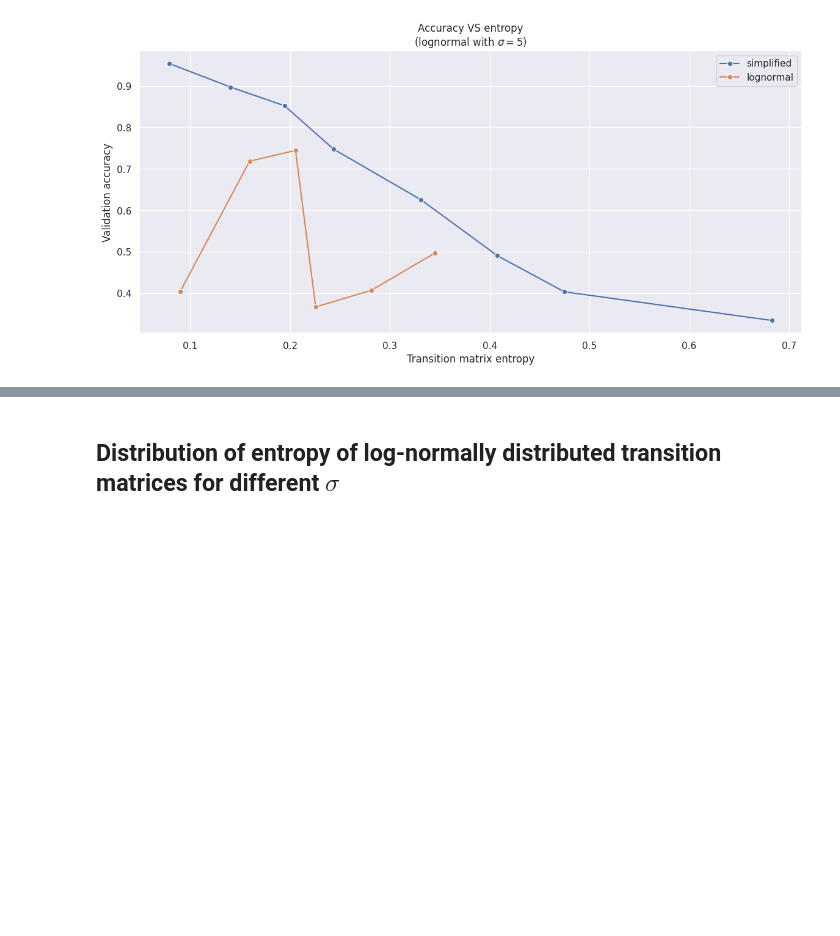
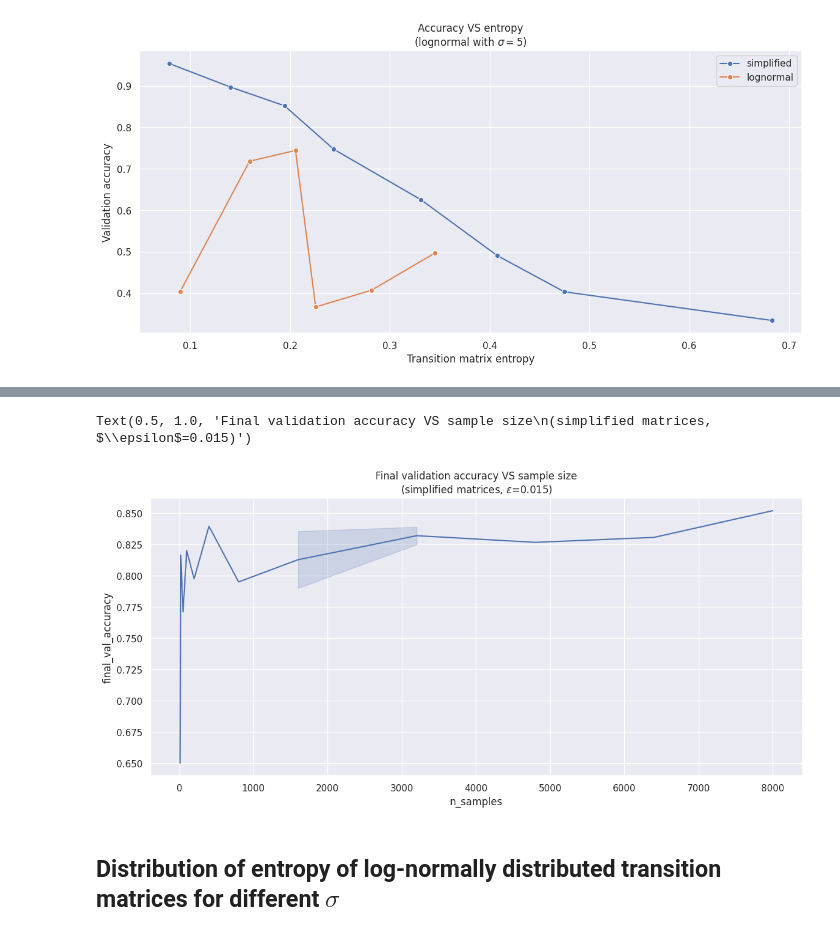
Before and after one commit to emanuele-moscato/tree-language, a Jupyter notebook: notebooks/nn_root_inference.ipynb, the cells around one changed output, grey strips where cells are left out. Cells and saved outputs as stored; diff of their text form; code cells hidden in the pictures; blank space fills up the shorter version.

```diff
--- a/notebooks/nn_test.ipynb
+++ b/notebooks/nn_root_inference.ipynb
@@ -390,3 +428,19 @@ Text(0.5, 1.0, 'Accuracy VS entropy\n(lognormal with $\\sigma = 5$)')
+# %%
+fig = plt.figure(figsize=(14, 6))
+
+sns.lineplot(
+    data=experiment_catalog[
+        (experiment_catalog['matrix_type'] == 'simplified')
+        & (experiment_catalog['eps'] == 0.015)
+    ][['n_samples', 'final_val_accuracy']],#.drop_duplicates(),
+    x='n_samples',
+    y='final_val_accuracy'
+)
+
+plt.title('Final validation accuracy VS sample size\n(simplified matrices, $\epsilon$=0.015)')
+# %% [output]
+Text(0.5, 1.0, 'Final validation accuracy VS sample size\n(simplified matrices, $\\epsilon$=0.015)')
+[figure, added]
 # %% [markdown]
 ## Distribution of entropy of log-normally distributed transition matrices for different $\sigma$
 # %%
```
Also changed, not shown: parts of 8 cells of this notebook, 4 other files.
